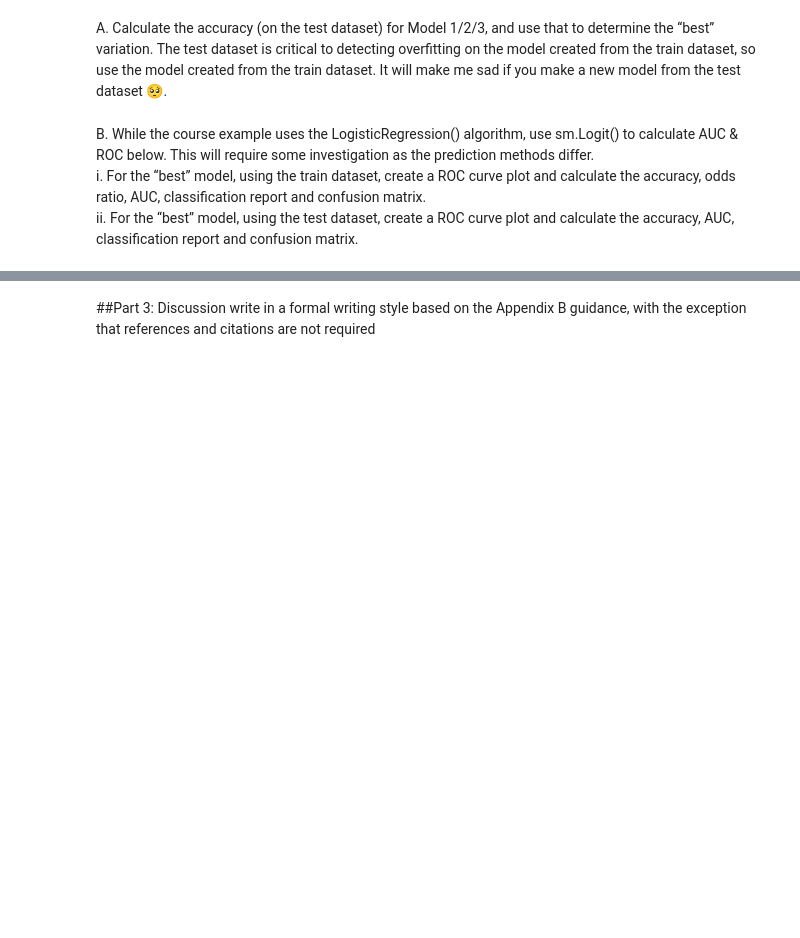
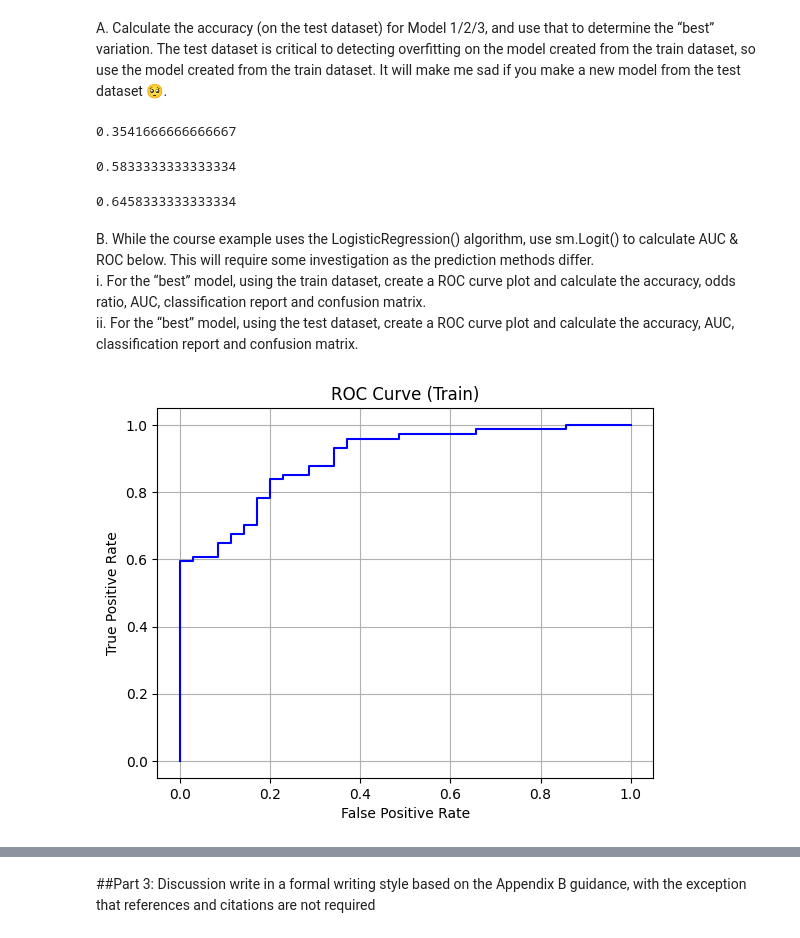
Before and after one commit to dmaguire1223/DASC522, a Jupyter notebook: demos/Homework_2_template_v7.ipynb, the cells around one changed output, grey strips where cells are left out. Cells and saved outputs as stored; diff of their text form; code cells hidden in the pictures; blank space fills up the shorter version.

```diff
--- a/demos/Homework_2_template_v7.ipynb
+++ b/demos/Homework_2_template_v7.ipynb
@@ -163,6 +161,12 @@ plt.show()
 [figure]
 # %% [markdown]
 H. On df_xform, standardize all features using StandardScaler() except for the label APFT_1_is_pass. Transforming/standardizing the label is generally not recommended because it reduces the explainability of your model.
+# %%
+from sklearn.preprocessing import StandardScaler
+
+scaler = StandardScaler()
+featuresToScale = xform_df.columns.drop('APFT_1_is_pass')
+xform_df[featuresToScale] = scaler.fit_transform(xform_df[featuresToScale])
 # %% [markdown]
 I. Display df_xform’s statistics using df_xform.describe(), and verify
 
@@ -173,2 +189,11 @@ I. Display df_xform’s statistics using df_xform.describe(), and verify
 # %% [markdown]
 J. Model #2: split df_xform into train/test datasets, and train a statsmodels sm.Logit() algorithm on the train dataset.
+# %%
+train_df, test_df = train_test_split(xform_df, test_size=0.3, random_state=33)
+
+y_train2 = train_df['APFT_1_is_pass']
+X_train2 = train_df.drop(columns=['APFT_1_is_pass'])
+
+model_2 = sm.Logit(y_train2, X_train2).fit()
+
+print(model_2.summary())
@@ -178,0 +365,7 @@ K. Model #3: using the training dataset from df_xform, perform feature selection
+# %%
+X_train3 = train_df.drop(columns=['APFT_1_is_pass','Rank_officer','Age',
+                                 'Rank_SrEnlisted','Gender_M','survey_Burnout',
+                                 'PTSD_score','ORS_total'])
+model_3 = sm.Logit(y_train2, X_train3).fit()
+
+print(model_3.summary())
@@ -180,9 +391,55 @@ K. Model #3: using the training dataset from df_xform, perform feature selection
 ## Part 2: Metrics & Overfitting
 # %% [markdown]
 A. Calculate the accuracy (on the test dataset) for Model 1/2/3, and use that to determine the “best” variation. The test dataset is critical to detecting overfitting on the model created from the train dataset, so use the model created from the train dataset. It will make me sad if you make a new model from the test dataset 🥺.
+# %%
+from sklearn import metrics
+from sklearn.metrics import confusion_matrix
+from sklearn.metrics import classification_report
+from sklearn.metrics import roc_auc_score
+from sklearn.metrics import roc_curve
+from sklearn.metrics import accuracy_score
+
+y_pred_prob = model_1.predict(test_df.drop(columns=['APFT_1_is_pass']))
+y_pred = np.where(y_pred_prob > 0.5, 1, 0)
+y_test = test_df['APFT_1_is_pass']
+
+print(accuracy_score(y_test, y_pred))
+# %% [output]
+0.3541666666666667
+# %%
+y_pred_prob = model_2.predict(test_df.drop(columns=['APFT_1_is_pass']))
+y_pred = np.where(y_pred_prob > 0.5, 1, 0)
+y_test = test_df['APFT_1_is_pass']
+
+print(accuracy_score(y_test, y_pred))
+# %% [output]
+0.5833333333333334
+# %%
+y_pred_prob = model_3.predict(test_df.drop(columns=['APFT_1_is_pass','Rank_officer','Age',
+                                 'Rank_SrEnlisted','Gender_M','survey_Burnout',
+                                 'PTSD_score','ORS_total']))
+y_pred = np.where(y_pred_prob > 0.5, 1, 0)
+y_test = test_df['APFT_1_is_pass']
+
+print(accuracy_score(y_test, y_pred))
+# %% [output]
+0.6458333333333334
 # %% [markdown]
 B. While the course example uses the LogisticRegression() algorithm, use sm.Logit() to calculate AUC & ROC below. This will require some investigation as the prediction methods differ.
 i.	For the “best” model, using the train dataset, create a ROC curve plot and calculate the accuracy, odds ratio, AUC, classification report and confusion matrix.
 ii.	For the “best” model, using the test dataset, create a ROC curve plot and calculate the accuracy, AUC, classification report and confusion matrix.
 # %%
 # part i
+
+y_pred_prob_train = model_3.predict(X_train3)
+y_pred = np.where(y_pred_prob > 0.5, 1, 0)
+y_test = test_df['APFT_1_is_pass']
+
+f, t, thresholds = metrics.roc_curve(y_train2, y_pred_prob_train)
+plt.plot(f, t, color='blue', label='ROC')
+plt.xlabel('False Positive Rate')
+plt.ylabel('True Positive Rate')
+plt.title('ROC Curve (Train)')
+plt.grid(True)
+# %% [output]
+[figure, added]
```
Also changed, not shown: parts of 14 cells of this notebook.
